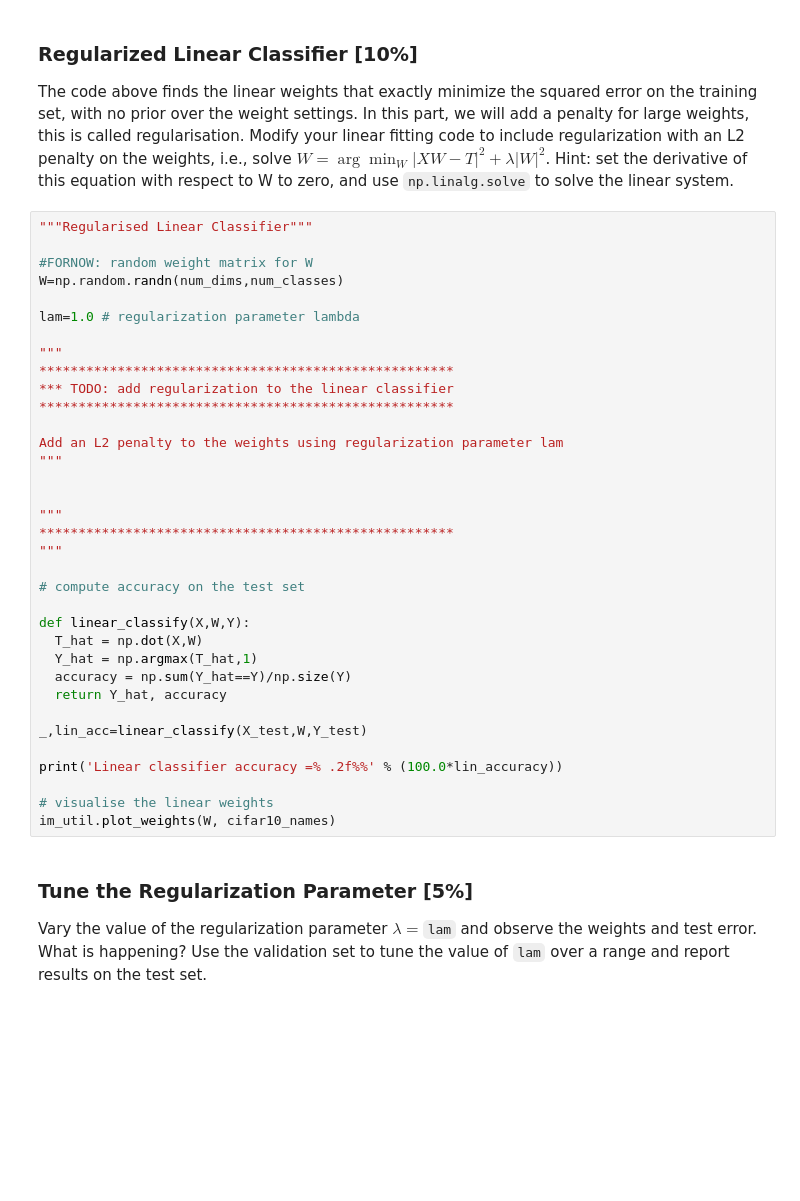
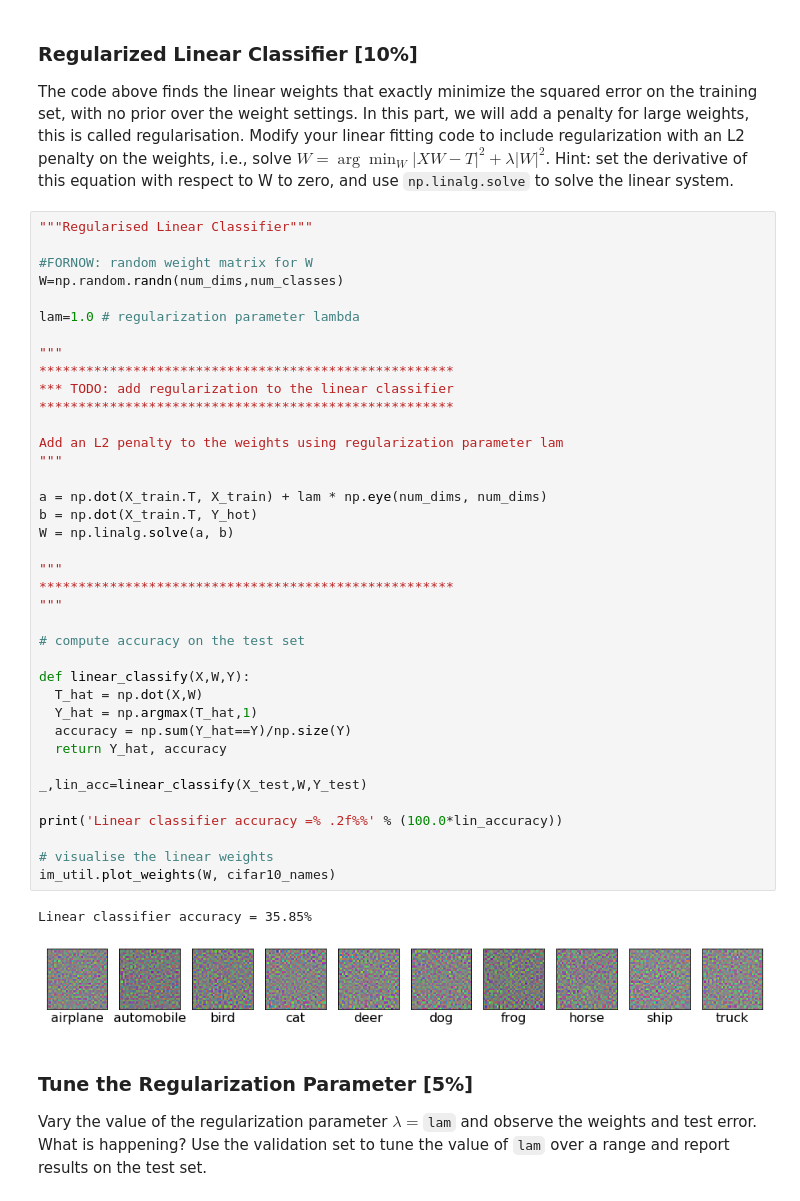
Before and after one commit to coltenfowler83/ImageClassification, a Jupyter notebook: Project3_1.ipynb, the cells around one changed output. Saved outputs shown, nothing was run; the diff lists cells and outputs as text; blank space fills up the shorter version.

```diff
--- a/Project3_1.ipynb
+++ b/Project3_1.ipynb
@@ -255,33 +255,39 @@ W=np.random.randn(num_dims,num_classes)
 
 lam=1.0 # regularization parameter lambda
 
 """
 *****************************************************
 *** TODO: add regularization to the linear classifier
 *****************************************************
 
 Add an L2 penalty to the weights using regularization parameter lam
 """
 
+a = np.dot(X_train.T, X_train) + lam * np.eye(num_dims, num_dims)
+b = np.dot(X_train.T, Y_hot)
+W = np.linalg.solve(a, b)
 
 """
 *****************************************************
 """
 
 # compute accuracy on the test set
 
 def linear_classify(X,W,Y):
   T_hat = np.dot(X,W)
   Y_hat = np.argmax(T_hat,1)
   accuracy = np.sum(Y_hat==Y)/np.size(Y)
   return Y_hat, accuracy
 
 _,lin_acc=linear_classify(X_test,W,Y_test)
 
 print('Linear classifier accuracy =% .2f%%' % (100.0*lin_accuracy))
 
 # visualise the linear weights
 im_util.plot_weights(W, cifar10_names)
+# %% [output]
+Linear classifier accuracy = 35.85%
+[figure, added]
 # %% [markdown]
 ### Tune the Regularization Parameter [5%]
 
```
Also changed, not shown: parts of 5 cells of this notebook, 1 other file.
